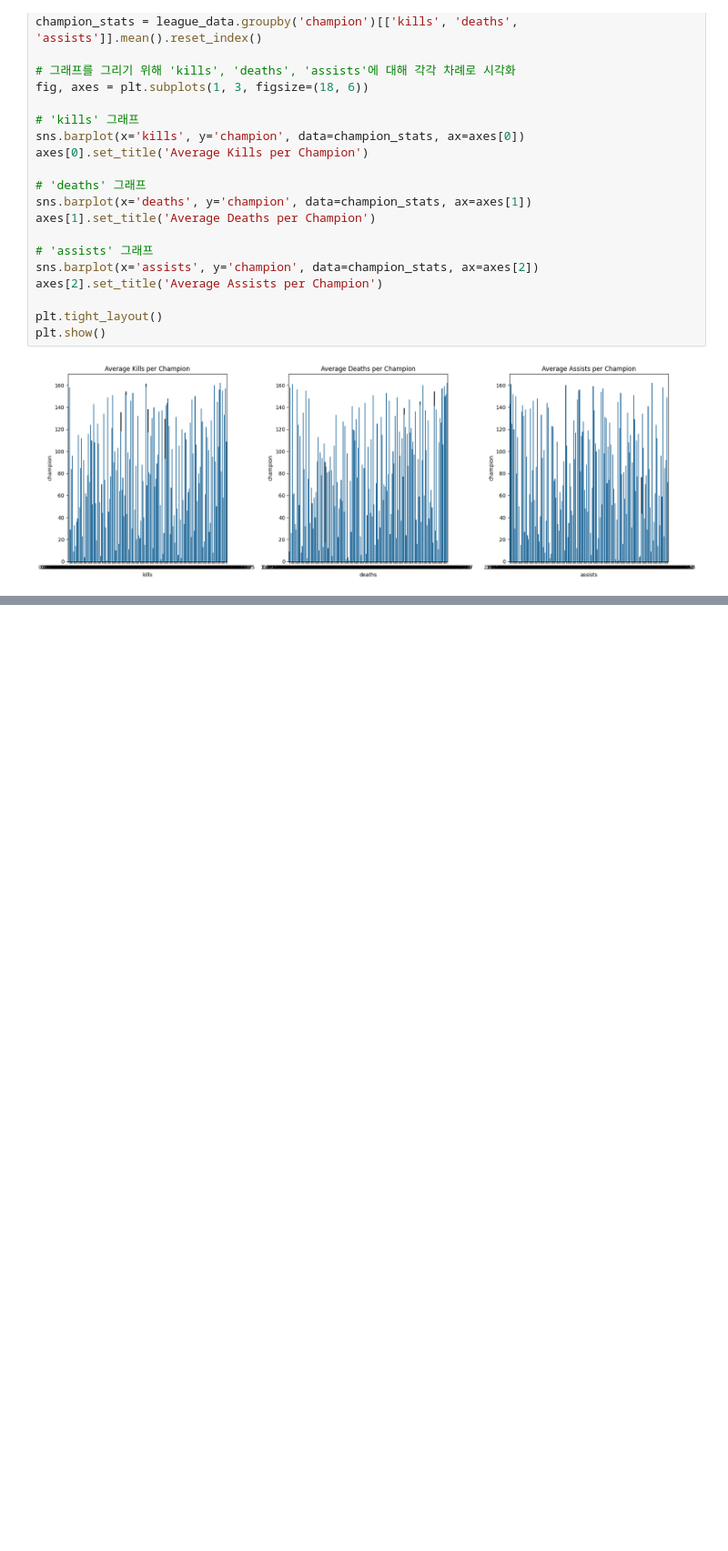
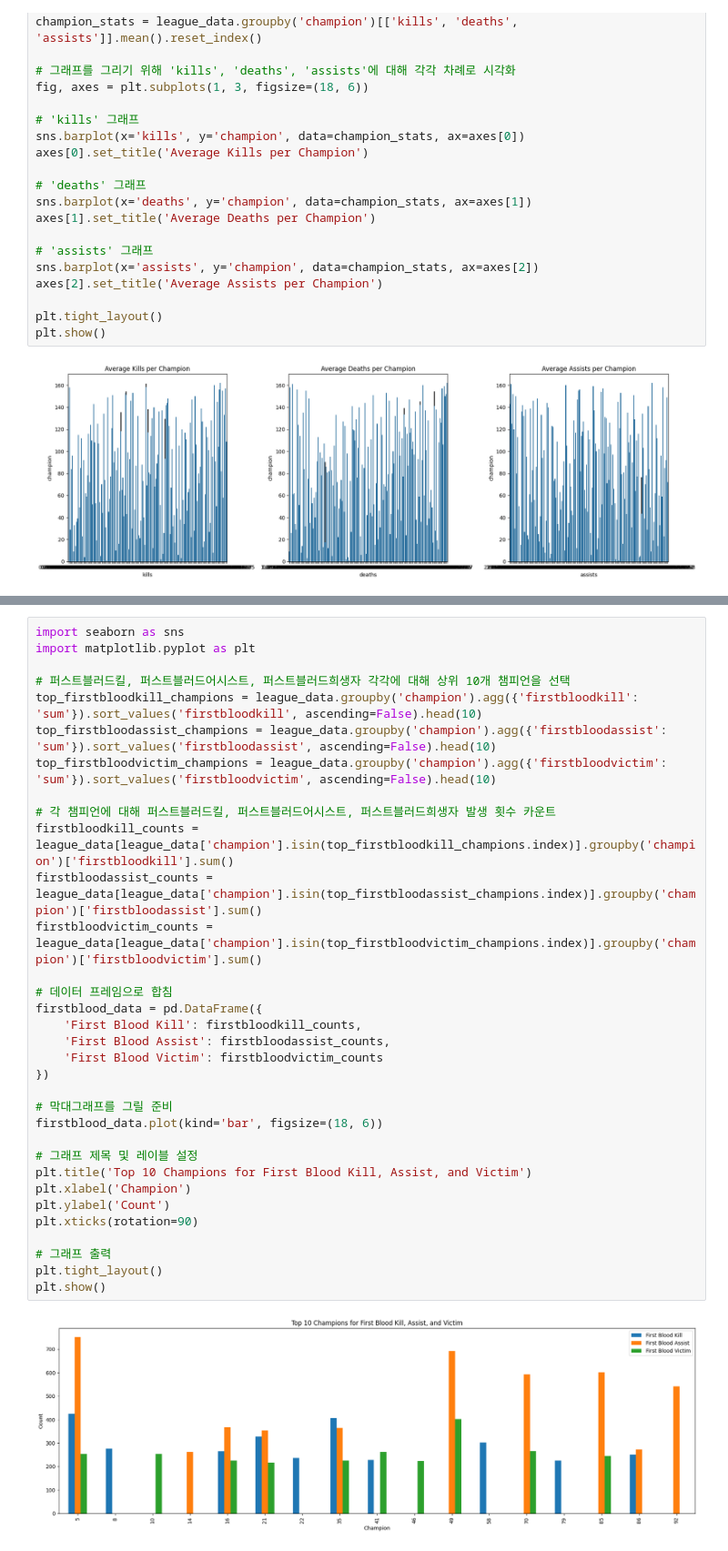
Before and after one commit to parksh5295/2024_Introduction-of-Machine-Learning, a Jupyter notebook: Visualization.ipynb, the cells around one changed output, grey strips where cells are left out. Shown: that part at 91% size. Saved outputs shown, nothing was run; the diff lists cells and outputs as text; blank space fills up the shorter version.

```diff
--- a/Visualization.ipynb
+++ b/Visualization.ipynb
@@ -106,0 +135,35 @@ plt.show()
+# %%
+import seaborn as sns
+import matplotlib.pyplot as plt
+
+# 퍼스트블러드킬, 퍼스트블러드어시스트, 퍼스트블러드희생자 각각에 대해 상위 10개 챔피언을 선택
+top_firstbloodkill_champions = league_data.groupby('champion').agg({'firstbloodkill': 'sum'}).sort_values('firstbloodkill', ascending=False).head(10)
+top_firstbloodassist_champions = league_data.groupby('champion').agg({'firstbloodassist': 'sum'}).sort_values('firstbloodassist', ascending=False).head(10)
+top_firstbloodvictim_champions = league_data.groupby('champion').agg({'firstbloodvictim': 'sum'}).sort_values('firstbloodvictim', ascending=False).head(10)
+
+# 각 챔피언에 대해 퍼스트블러드킬, 퍼스트블러드어시스트, 퍼스트블러드희생자 발생 횟수 카운트
+firstbloodkill_counts = league_data[league_data['champion'].isin(top_firstbloodkill_champions.index)].groupby('champion')['firstbloodkill'].sum()
+firstbloodassist_counts = league_data[league_data['champion'].isin(top_firstbloodassist_champions.index)].groupby('champion')['firstbloodassist'].sum()
+firstbloodvictim_counts = league_data[league_data['champion'].isin(top_firstbloodvictim_champions.index)].groupby('champion')['firstbloodvictim'].sum()
+
+# 데이터 프레임으로 합침
+firstblood_data = pd.DataFrame({
+    'First Blood Kill': firstbloodkill_counts,
+    'First Blood Assist': firstbloodassist_counts,
+    'First Blood Victim': firstbloodvictim_counts
+})
+
+# 막대그래프를 그릴 준비
+firstblood_data.plot(kind='bar', figsize=(18, 6))
+
+# 그래프 제목 및 레이블 설정
+plt.title('Top 10 Champions for First Blood Kill, Assist, and Victim')
+plt.xlabel('Champion')
+plt.ylabel('Count')
+plt.xticks(rotation=90)
+
+# 그래프 출력
+plt.tight_layout()
+plt.show()
+# %% [output]
+[figure, added]
```
Also changed, not shown: parts of 3 cells of this notebook.
